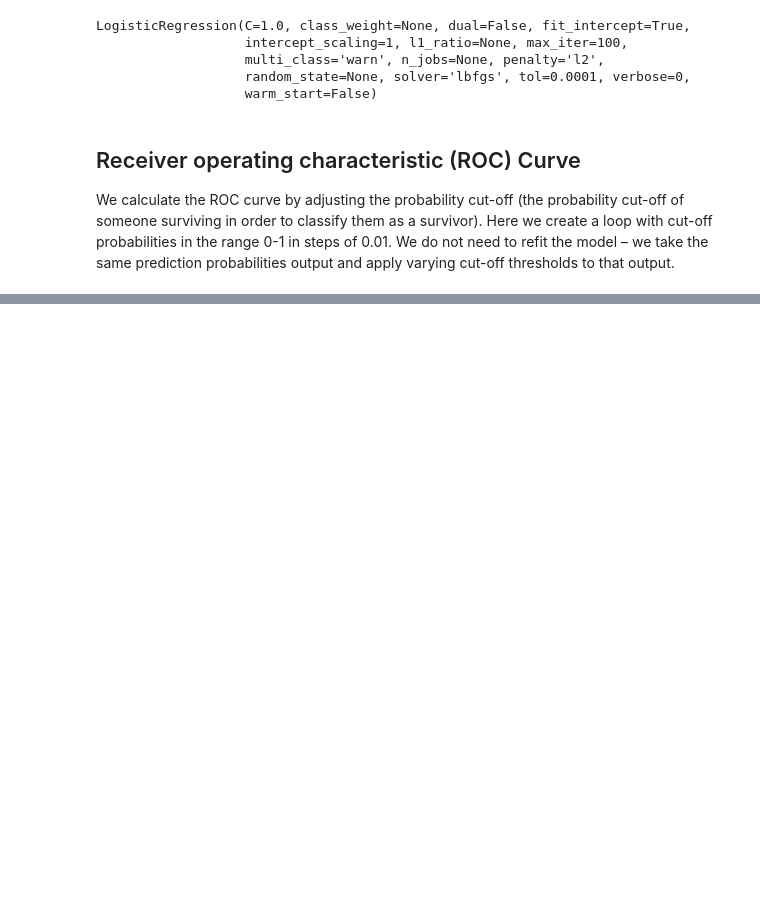
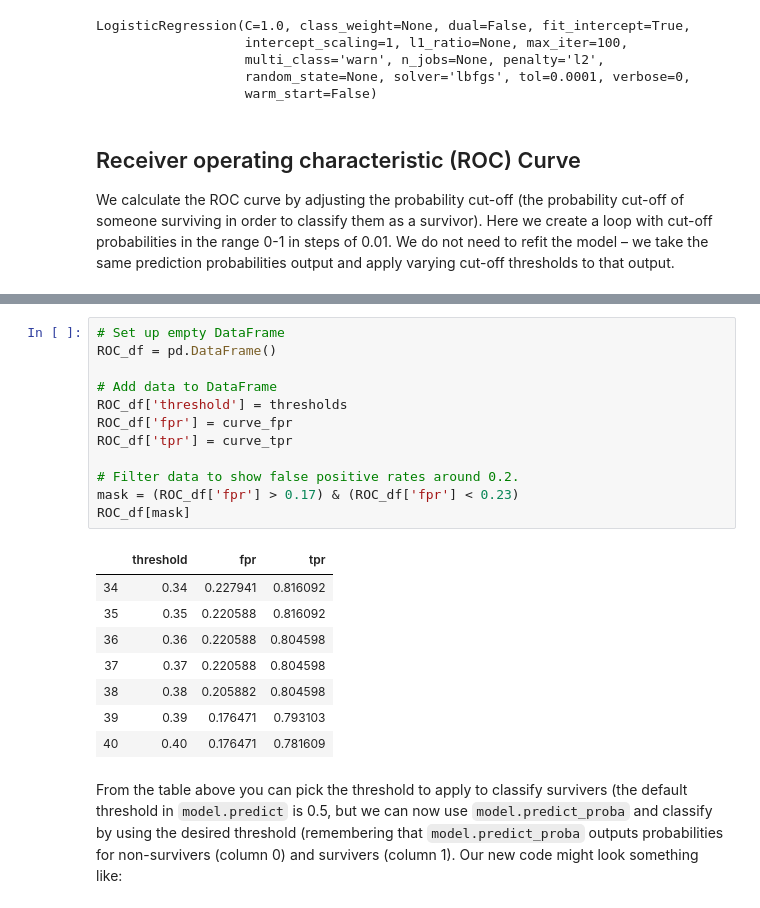
Before and after one commit to MichaelAllen1966/1804_python_healthcare, a Jupyter notebook: titanic/06_roc_sensitivity_specificity.ipynb, the cells around one changed output, grey strips where cells are left out. Saved outputs shown, nothing was run; the diff lists cells and outputs as text; blank space fills up the shorter version.

```diff
--- a/titanic/06_roc_sensitivity_specificity.ipynb
+++ b/titanic/06_roc_sensitivity_specificity.ipynb
@@ -236,0 +297,23 @@ We calculate the ROC curve by adjusting the probability cut-off (the probability
+# %%
+# Set up empty DataFrame
+ROC_df = pd.DataFrame()
+
+# Add data to DataFrame
+ROC_df['threshold'] = thresholds
+ROC_df['fpr'] = curve_fpr
+ROC_df['tpr'] = curve_tpr
+
+# Filter data to show false positive rates around 0.2.
+mask = (ROC_df['fpr'] > 0.17) & (ROC_df['fpr'] < 0.23)
+ROC_df[mask]
+# %% [output]
+|  | threshold | fpr | tpr |
+| 34 | 0.34 | 0.227941 | 0.816092 |
+| 35 | 0.35 | 0.220588 | 0.816092 |
+| 36 | 0.36 | 0.220588 | 0.804598 |
+| 37 | 0.37 | 0.220588 | 0.804598 |
+| 38 | 0.38 | 0.205882 | 0.804598 |
+| 39 | 0.39 | 0.176471 | 0.793103 |
+| 40 | 0.40 | 0.176471 | 0.781609 |
+# %% [markdown]
+From the table above you can pick the threshold to apply to classify survivers (the default threshold in `model.predict` is 0.5, but we can now use `model.predict_proba` and classify by using the desired threshold (remembering that `model.predict_proba` outputs probabilities for non-survivers (column 0) and survivers (column 1). Our new code might look something like:
```
Also changed, not shown: parts of 12 cells of this notebook.
